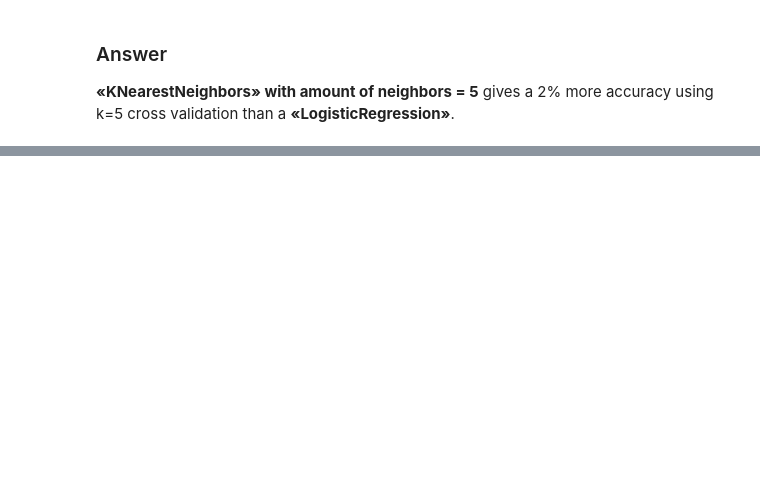
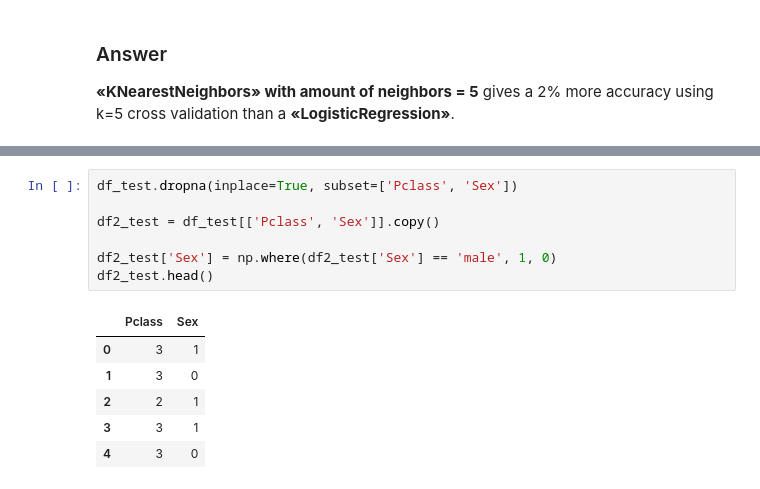
Before and after one commit to Teoretic6/datasets-exploration, a Jupyter notebook: notebooks/titanic_solution.ipynb, the cells around one changed output, grey strips where cells are left out. Drawn from its saved outputs; the diff is of its cells as text; blank space fills up the shorter version.

```diff
--- a/notebooks/titanic_solution.ipynb
+++ b/notebooks/titanic_solution.ipynb
@@ -350,0 +561,14 @@ print("Accuracy: %0.2f (+/- %0.2f)" % (scores_regr.mean(), scores_regr.std() * 2
+# %%
+df_test.dropna(inplace=True, subset=['Pclass', 'Sex'])
+
+df2_test = df_test[['Pclass', 'Sex']].copy()
+
+df2_test['Sex'] = np.where(df2_test['Sex'] == 'male', 1, 0)
+df2_test.head()
+# %% [output]
+|  | Pclass | Sex |
+| 0 | 3 | 1 |
+| 1 | 3 | 0 |
+| 2 | 2 | 1 |
+| 3 | 3 | 1 |
+| 4 | 3 | 0 |
```
Also changed, not shown: parts of 50 cells of this notebook.
